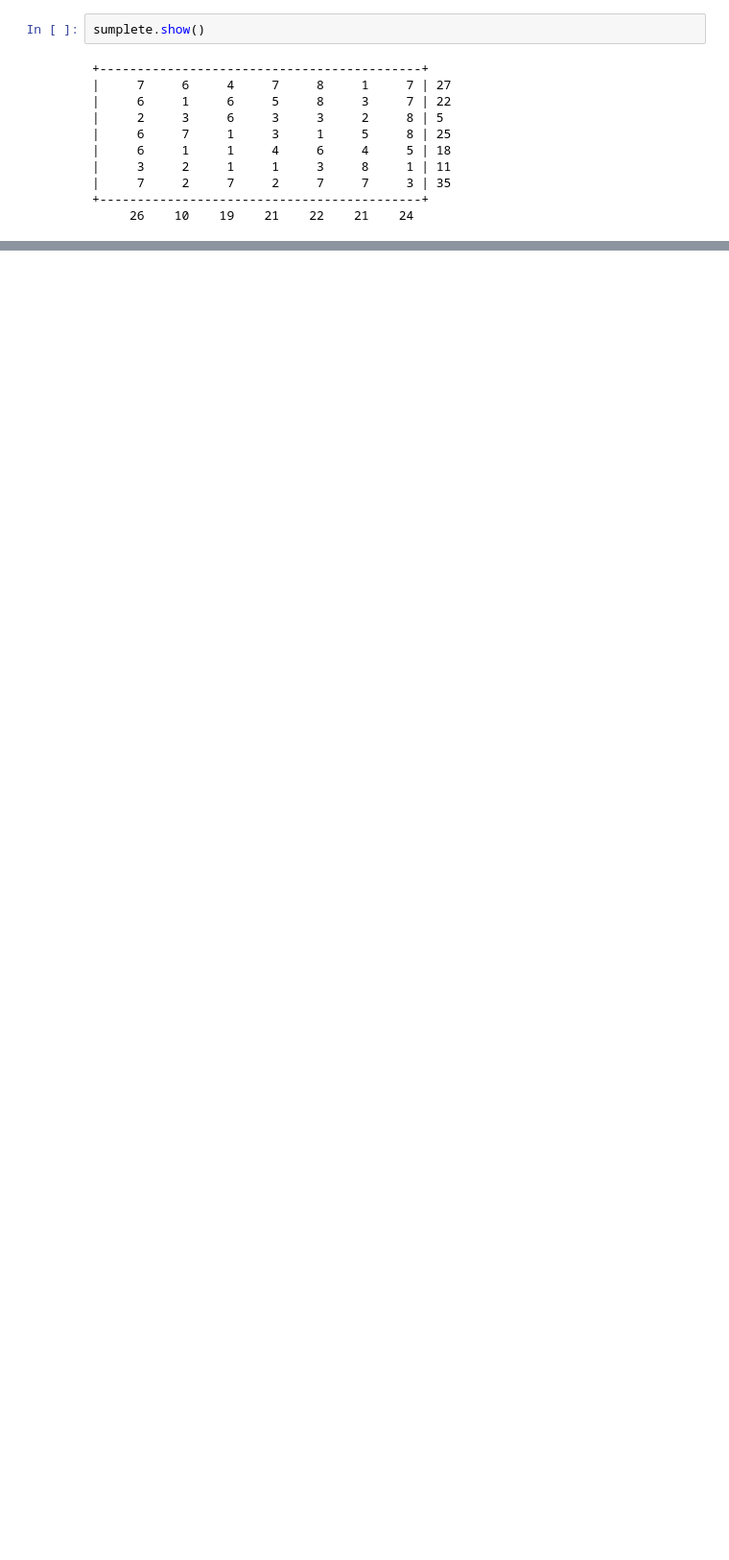
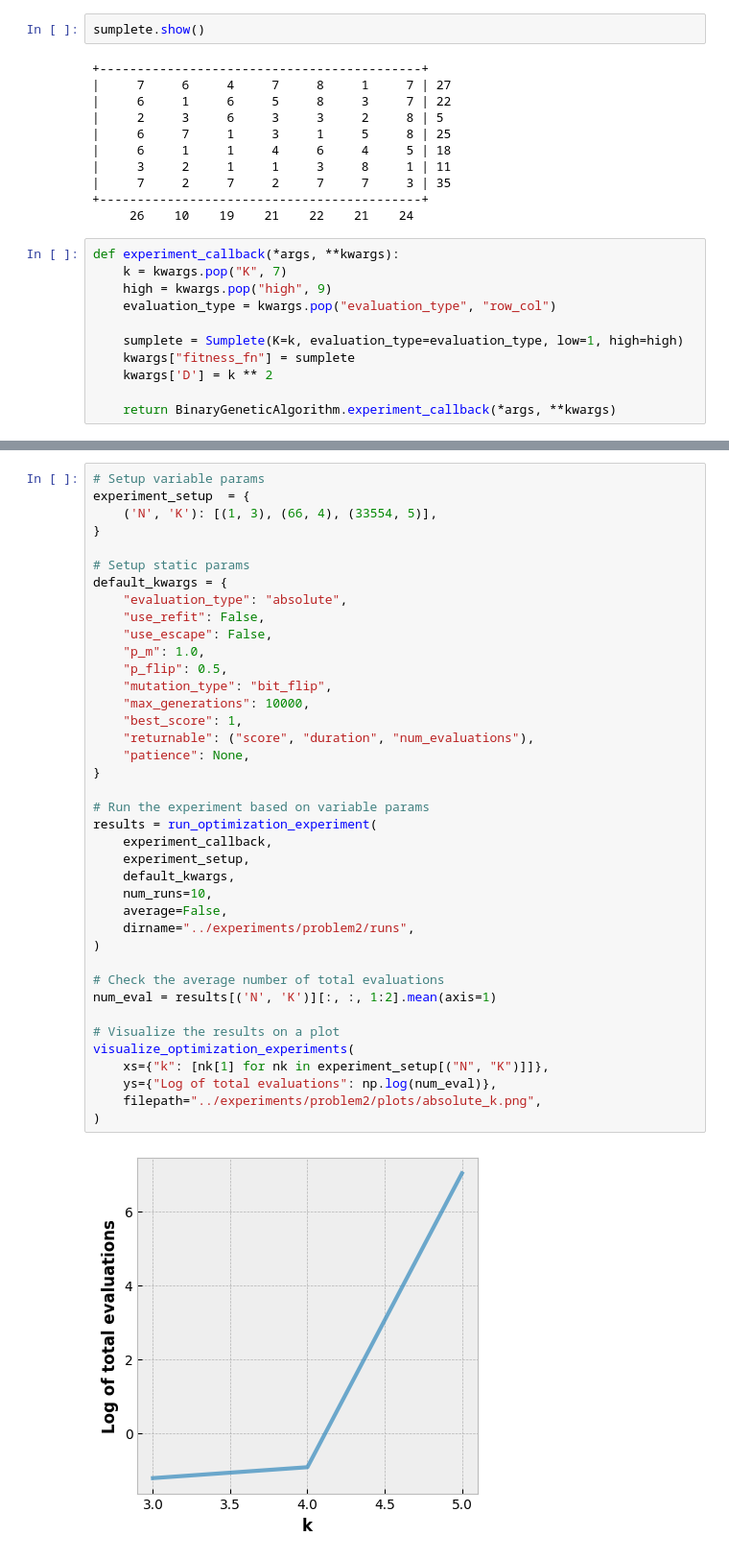
Before and after one commit to mantasu/nat2324, a Jupyter notebook: notebooks/problem2.ipynb, the cells around one changed output, grey strips where cells are left out. Shown at 96% size. Drawn from its saved outputs; the diff is of its cells as text; blank space fills up the shorter version.

```diff
--- a/notebooks/problem2.ipynb
+++ b/notebooks/problem2.ipynb
@@ -113,3 +113,14 @@ sumplete.show()
 |     7     2     7     2     7     7     3 | 35
 +-------------------------------------------+
      26    10    19    21    22    21    24
+# %%
+def experiment_callback(*args, **kwargs):
+    k = kwargs.pop("K", 7)
+    high = kwargs.pop("high", 9)
+    evaluation_type = kwargs.pop("evaluation_type", "row_col")
+
+    sumplete = Sumplete(K=k, evaluation_type=evaluation_type, low=1, high=high)
+    kwargs["fitness_fn"] = sumplete
+    kwargs['D'] = k ** 2
+
+    return BinaryGeneticAlgorithm.experiment_callback(*args, **kwargs)
@@ -115,0 +169,41 @@ sumplete.show()
+# %%
+# Setup variable params
+experiment_setup  = {
+    ('N', 'K'): [(1, 3), (66, 4), (33554, 5)],
+}
+
+# Setup static params
+default_kwargs = {
+    "evaluation_type": "absolute",
+    "use_refit": False,
+    "use_escape": False,
+    "p_m": 1.0,
+    "p_flip": 0.5,
+    "mutation_type": "bit_flip",
+    "max_generations": 10000,
+    "best_score": 1,
+    "returnable": ("score", "duration", "num_evaluations"),
+    "patience": None,
+}
+
+# Run the experiment based on variable params
+results = run_optimization_experiment(
+    experiment_callback,
+    experiment_setup,
+    default_kwargs,
+    num_runs=10,
+    average=False,
+    dirname="../experiments/problem2/runs",
+)
+
+# Check the average number of total evaluations
+num_eval = results[('N', 'K')][:, :, 1:2].mean(axis=1)
+
+# Visualize the results on a plot
+visualize_optimization_experiments(
+    xs={"k": [nk[1] for nk in experiment_setup[("N", "K")]]},
+    ys={"Log of total evaluations": np.log(num_eval)},
+    filepath="../experiments/problem2/plots/absolute_k.png",
+)
+# %% [output]
+[figure, added]
```
Also changed, not shown: parts of 33 cells of this notebook, 6 other files.
